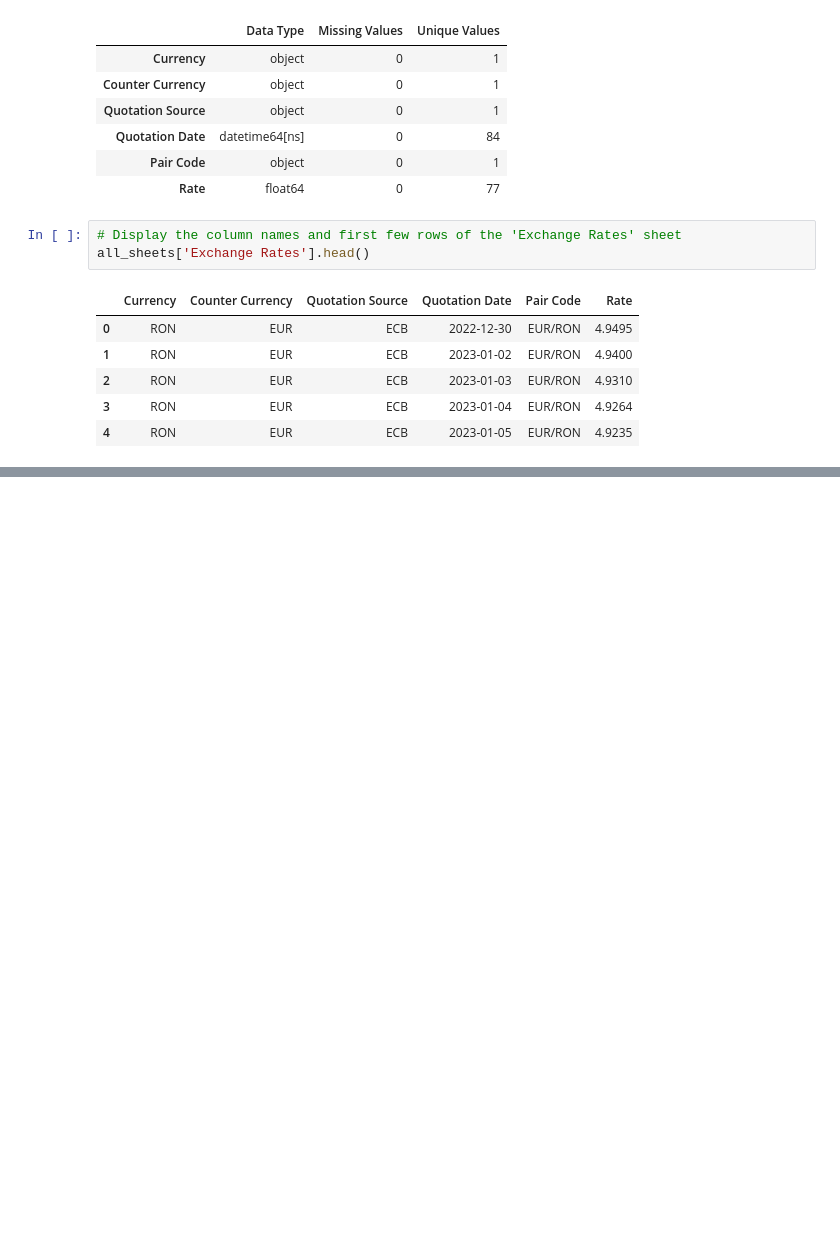
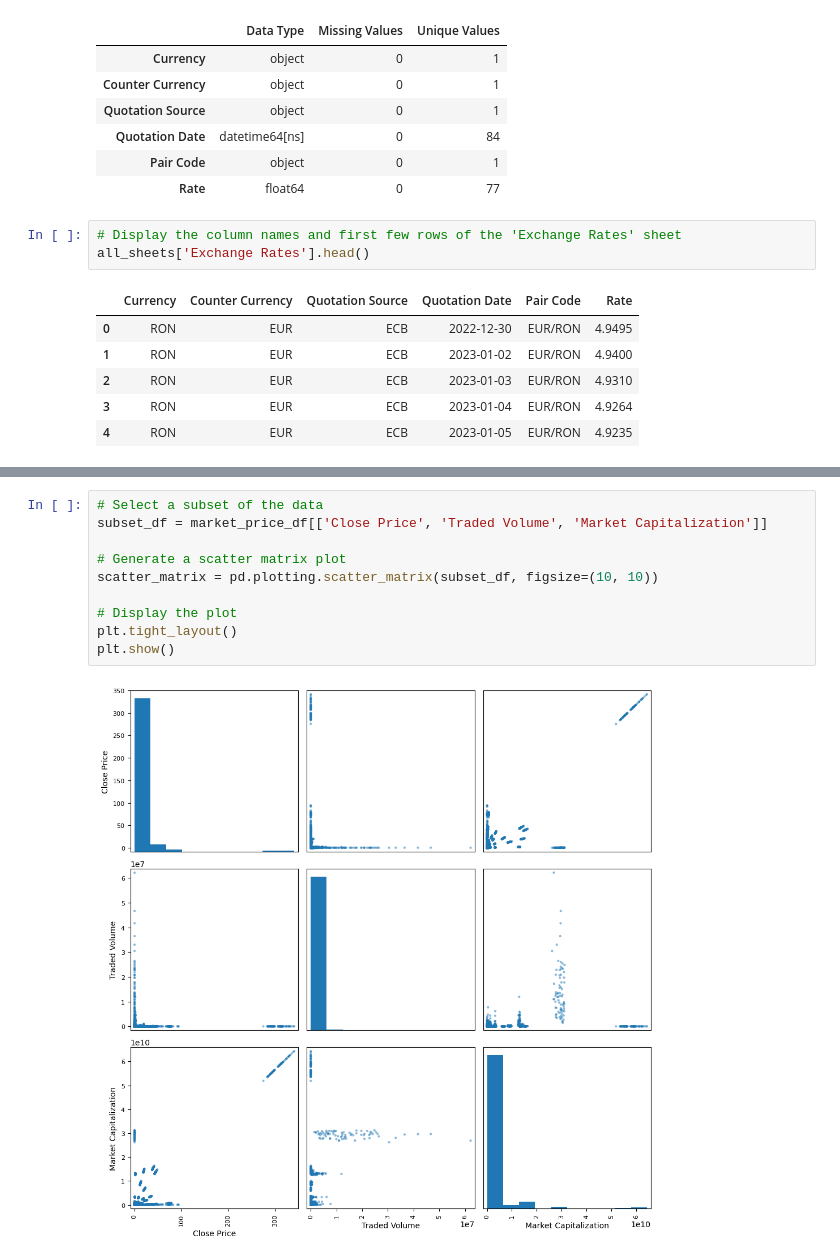
Before and after one commit to raj-rajat/Stock-Exchange-Data-2023, a Jupyter notebook: stock-exchange-performance-in-2023.ipynb, the cells around one changed output, grey strips where cells are left out. Saved outputs shown, nothing was run; the diff lists cells and outputs as text; blank space fills up the shorter version.

```diff
--- a/stock-exchange-performance-in-2023.ipynb
+++ b/stock-exchange-performance-in-2023.ipynb
@@ -141,0 +463,12 @@ all_sheets['Exchange Rates'].head()
+# %%
+# Select a subset of the data
+subset_df = market_price_df[['Close Price', 'Traded Volume', 'Market Capitalization']]
+
+# Generate a scatter matrix plot
+scatter_matrix = pd.plotting.scatter_matrix(subset_df, figsize=(10, 10))
+
+# Display the plot
+plt.tight_layout()
+plt.show()
+# %% [output]
+[figure, added]
```
Also changed, not shown: parts of 22 cells of this notebook.
